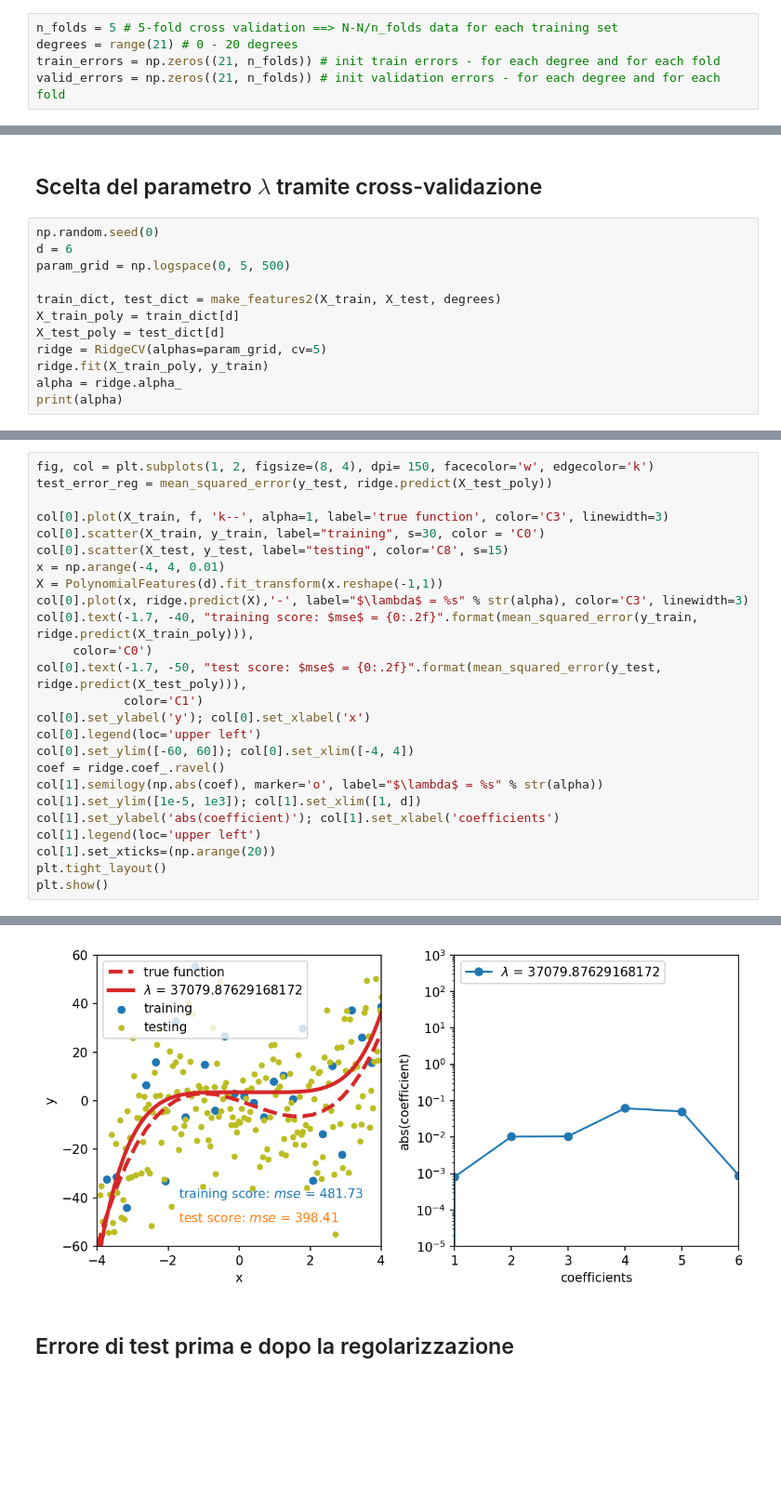
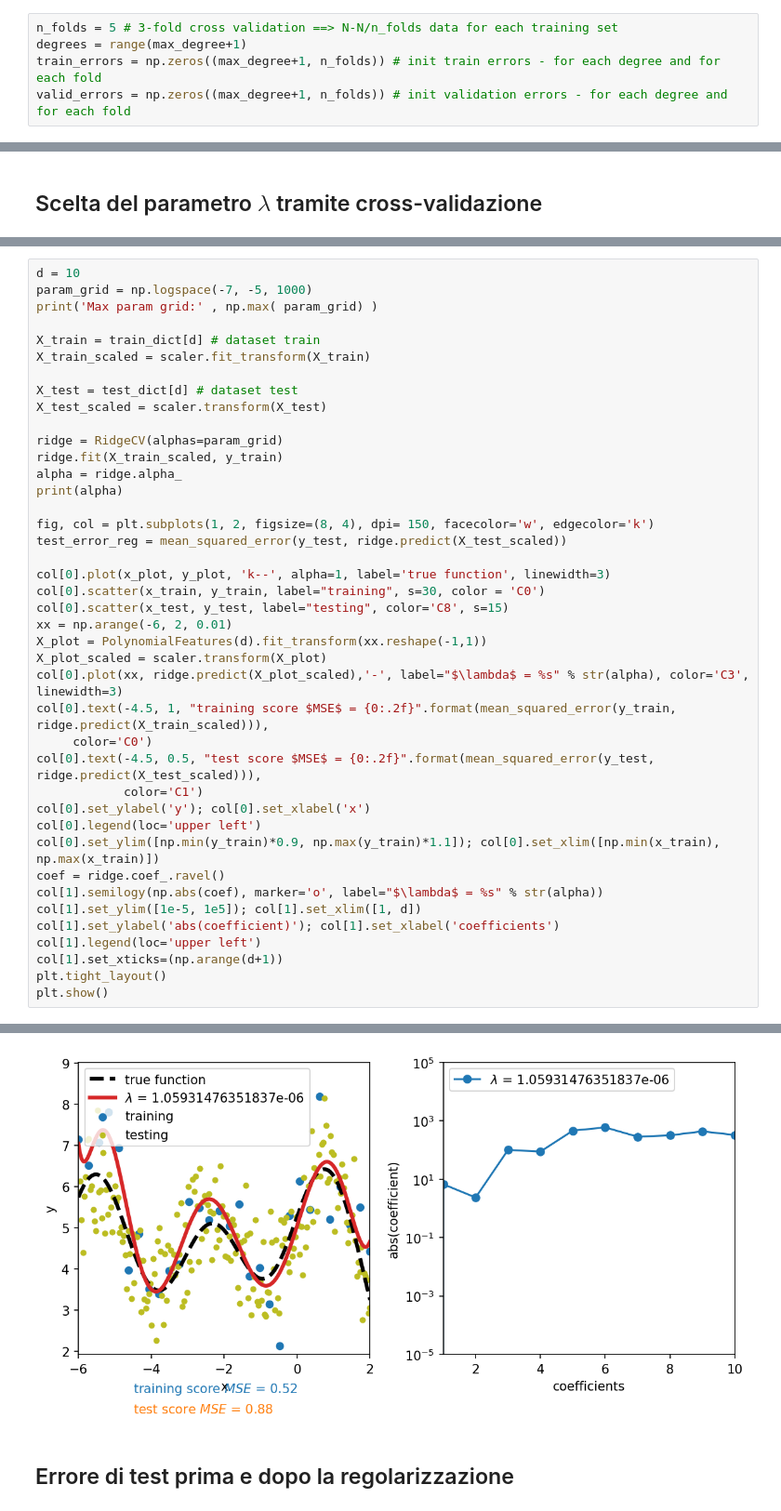
Before and after one commit to stegianna/IMAD_UniBg, a Jupyter notebook: Laboratorio_IMAD/Machine_learning/Validazione_Regolarizzazione.ipynb, the cells around one changed output, grey strips where cells are left out. Shown at 93% size. Drawn from its saved outputs; the diff is of its cells as text; blank space fills up the shorter version.

```diff
--- a/Laboratorio_IMAD/Machine_learning/Validazione_Regolarizzazione.ipynb
+++ b/Laboratorio_IMAD/Machine_learning/Validazione_Regolarizzazione.ipynb
@@ -355,8 +404,8 @@ np.random.seed(6)
 # %%
-n_folds = 5 # 5-fold cross validation ==> N-N/n_folds data for each training set
-degrees = range(21) # 0 - 20 degrees
-train_errors = np.zeros((21, n_folds)) # init train errors - for each degree and for each fold
-valid_errors = np.zeros((21, n_folds)) # init validation errors - for each degree and for each fold
+n_folds = 5 # 3-fold cross validation ==> N-N/n_folds data for each training set
+degrees = range(max_degree+1)
+train_errors = np.zeros((max_degree+1, n_folds)) # init train errors - for each degree and for each fold
+valid_errors = np.zeros((max_degree+1, n_folds)) # init validation errors - for each degree and for each fold
 # %%
 fold = 0
 for train_idx, valid_idx in KFold(n_folds, shuffle=True).split(range(N)): # for each fold
@@ -478,15 +545,3 @@ w
 interactive(children=(IntSlider(value=-10, description='alpha', max=5, min=-10), Output()), _dom_classes=('wid…
 # %% [markdown]
 ## Scelta del parametro $\lambda$ tramite cross-validazione
-# %%
-np.random.seed(0)
-d = 6
-param_grid = np.logspace(0, 5, 500)
-
-train_dict, test_dict = make_features2(X_train, X_test, degrees)
-X_train_poly = train_dict[d]
-X_test_poly = test_dict[d]
-ridge = RidgeCV(alphas=param_grid, cv=5)
-ridge.fit(X_train_poly, y_train)
-alpha = ridge.alpha_
-print(alpha)
@@ -497,26 +548,42 @@ print(alpha)
 # %%
+d = 10
+param_grid = np.logspace(-7, -5, 1000)
+print('Max param grid:' , np.max( param_grid) )
+
+X_train = train_dict[d] # dataset train
+X_train_scaled = scaler.fit_transform(X_train)
+
+X_test = test_dict[d] # dataset test
+X_test_scaled = scaler.transform(X_test)
+
+ridge = RidgeCV(alphas=param_grid)
+ridge.fit(X_train_scaled, y_train)
+alpha = ridge.alpha_
+print(alpha)
+
 fig, col = plt.subplots(1, 2, figsize=(8, 4), dpi= 150, facecolor='w', edgecolor='k')
-test_error_reg = mean_squared_error(y_test, ridge.predict(X_test_poly))
+test_error_reg = mean_squared_error(y_test, ridge.predict(X_test_scaled))
 
-col[0].plot(X_train, f, 'k--', alpha=1, label='true function', color='C3', linewidth=3)
-col[0].scatter(X_train, y_train, label="training", s=30, color = 'C0')
-col[0].scatter(X_test, y_test, label="testing", color='C8', s=15)
-x = np.arange(-4, 4, 0.01)
-X = PolynomialFeatures(d).fit_transform(x.reshape(-1,1))
-col[0].plot(x, ridge.predict(X),'-', label="$\lambda$ = %s" % str(alpha), color='C3', linewidth=3)
-col[0].text(-1.7, -40, "training score: $mse$ = {0:.2f}".format(mean_squared_error(y_train, ridge.predict(X_train_poly))),
+col[0].plot(x_plot, y_plot, 'k--', alpha=1, label='true function', linewidth=3)
+col[0].scatter(x_train, y_train, label="training", s=30, color = 'C0')
+col[0].scatter(x_test, y_test, label="testing", color='C8', s=15)
+xx = np.arange(-6, 2, 0.01)
+X_plot = PolynomialFeatures(d).fit_transform(xx.reshape(-1,1))
+X_plot_scaled = scaler.transform(X_plot)
+col[0].plot(xx, ridge.predict(X_plot_scaled),'-', label="$\lambda$ = %s" % str(alpha), color='C3', linewidth=3)
+col[0].text(-4.5, 1, "training score $MSE$ = {0:.2f}".format(mean_squared_error(y_train, ridge.predict(X_train_scaled))),
      color='C0')
-col[0].text(-1.7, -50, "test score: $mse$ = {0:.2f}".format(mean_squared_error(y_test, ridge.predict(X_test_poly))),
+col[0].text(-4.5, 0.5, "test score $MSE$ = {0:.2f}".format(mean_squared_error(y_test, ridge.predict(X_test_scaled))),
             color='C1')
 col[0].set_ylabel('y'); col[0].set_xlabel('x')
 col[0].legend(loc='upper left')
-col[0].set_ylim([-60, 60]); col[0].set_xlim([-4, 4])
+col[0].set_ylim([np.min(y_train)*0.9, np.max(y_train)*1.1]); col[0].set_xlim([np.min(x_train), np.max(x_train)])
 coef = ridge.coef_.ravel()
 col[1].semilogy(np.abs(coef), marker='o', label="$\lambda$ = %s" % str(alpha))
-col[1].set_ylim([1e-5, 1e3]); col[1].set_xlim([1, d])
+col[1].set_ylim([1e-5, 1e5]); col[1].set_xlim([1, d])
 col[1].set_ylabel('abs(coefficient)'); col[1].set_xlabel('coefficients')
 col[1].legend(loc='upper left')
-col[1].set_xticks=(np.arange(20))
+col[1].set_xticks=(np.arange(d+1))
 plt.tight_layout()
 plt.show()
 # %% [output]
@@ -523,4 +592,4 @@ plt.show()
-[figure, old version]
+[figure, new version]
 # %% [markdown]
 ## Errore di test prima e dopo la regolarizzazione
 # %%
```
Also changed, not shown: parts of 39 cells of this notebook.
